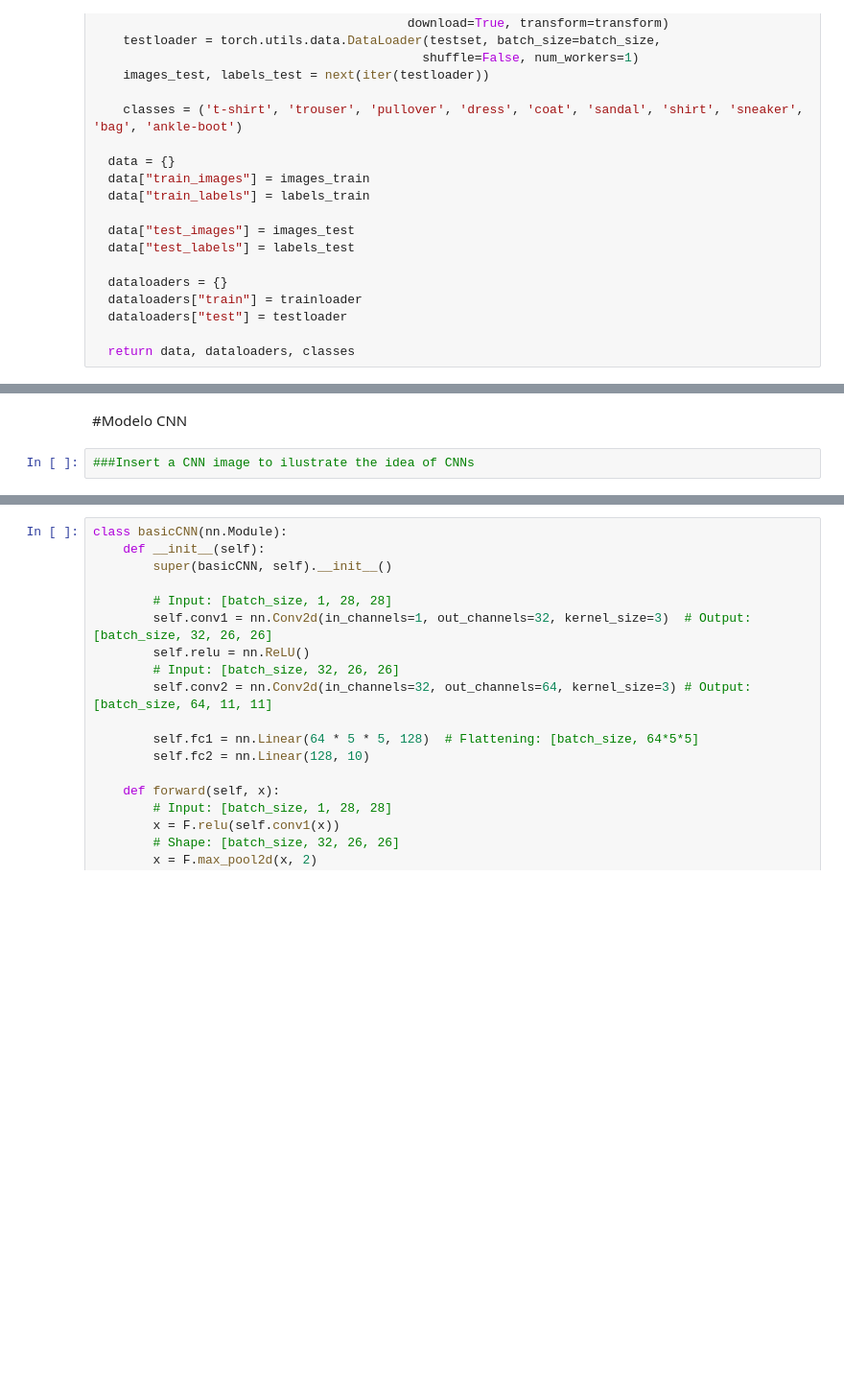
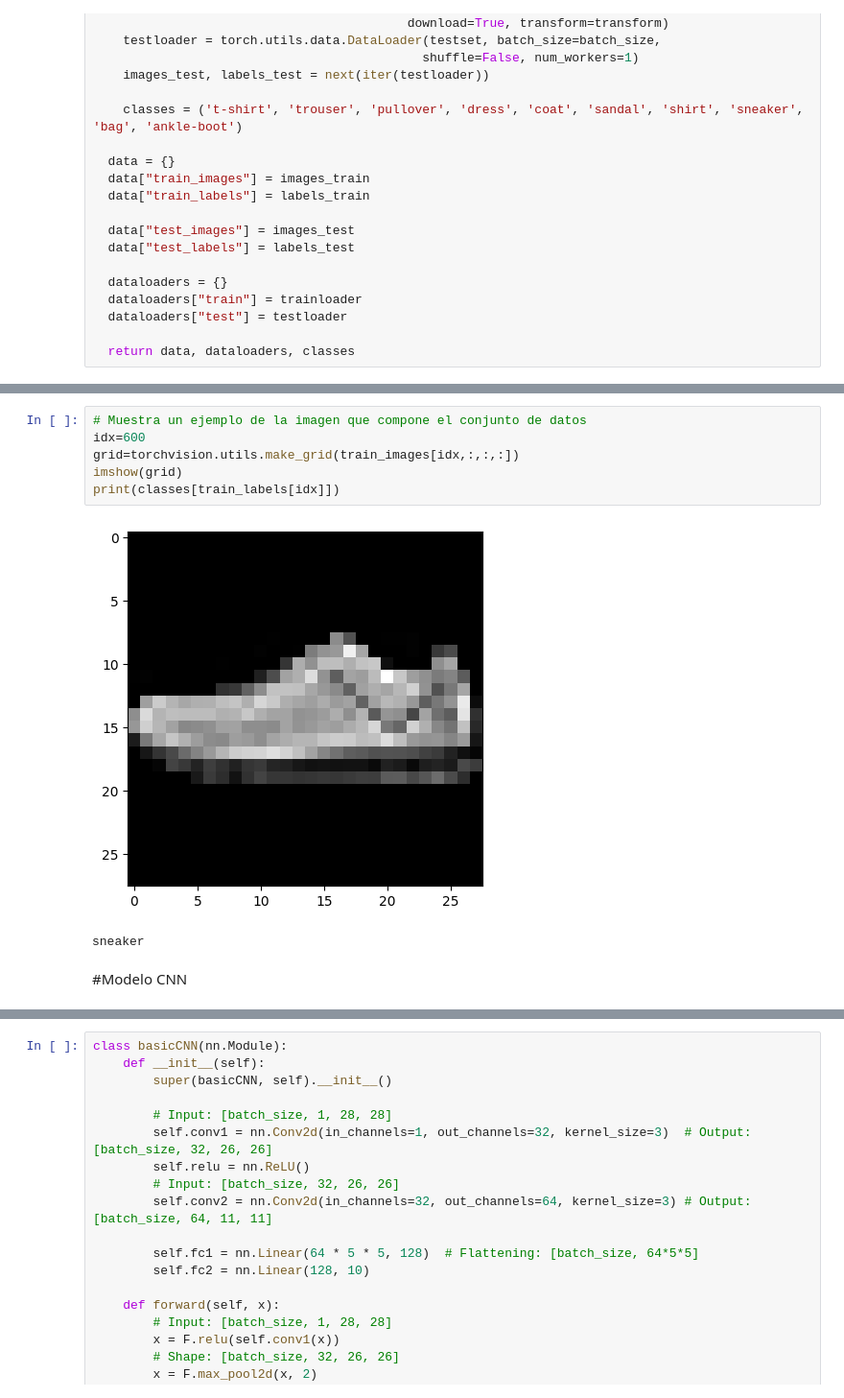
Before and after one commit to pepetonof/IC-ENC-2024, a Jupyter notebook: tutorial_IC_ENC2024_CNN.ipynb, the cells around one changed output, grey strips where cells are left out. Shown at 96% size. Cells and saved outputs as stored; diff of their text form; blank space fills up the shorter version.

```diff
--- a/tutorial_IC_ENC2024_CNN.ipynb
+++ b/tutorial_IC_ENC2024_CNN.ipynb
@@ -69,4 +137,11 @@ testloader = dataloaders['test']
+# %%
+# Muestra un ejemplo de la imagen que compone el conjunto de datos
+idx=600
+grid=torchvision.utils.make_grid(train_images[idx,:,:,:])
+imshow(grid)
+print(classes[train_labels[idx]])
+# %% [output]
+[figure, added]
+sneaker
 # %% [markdown]
 #Modelo CNN
-# %%
-###Insert a CNN image to ilustrate the idea of CNNs
```
Also changed, not shown: parts of 11 cells of this notebook.
